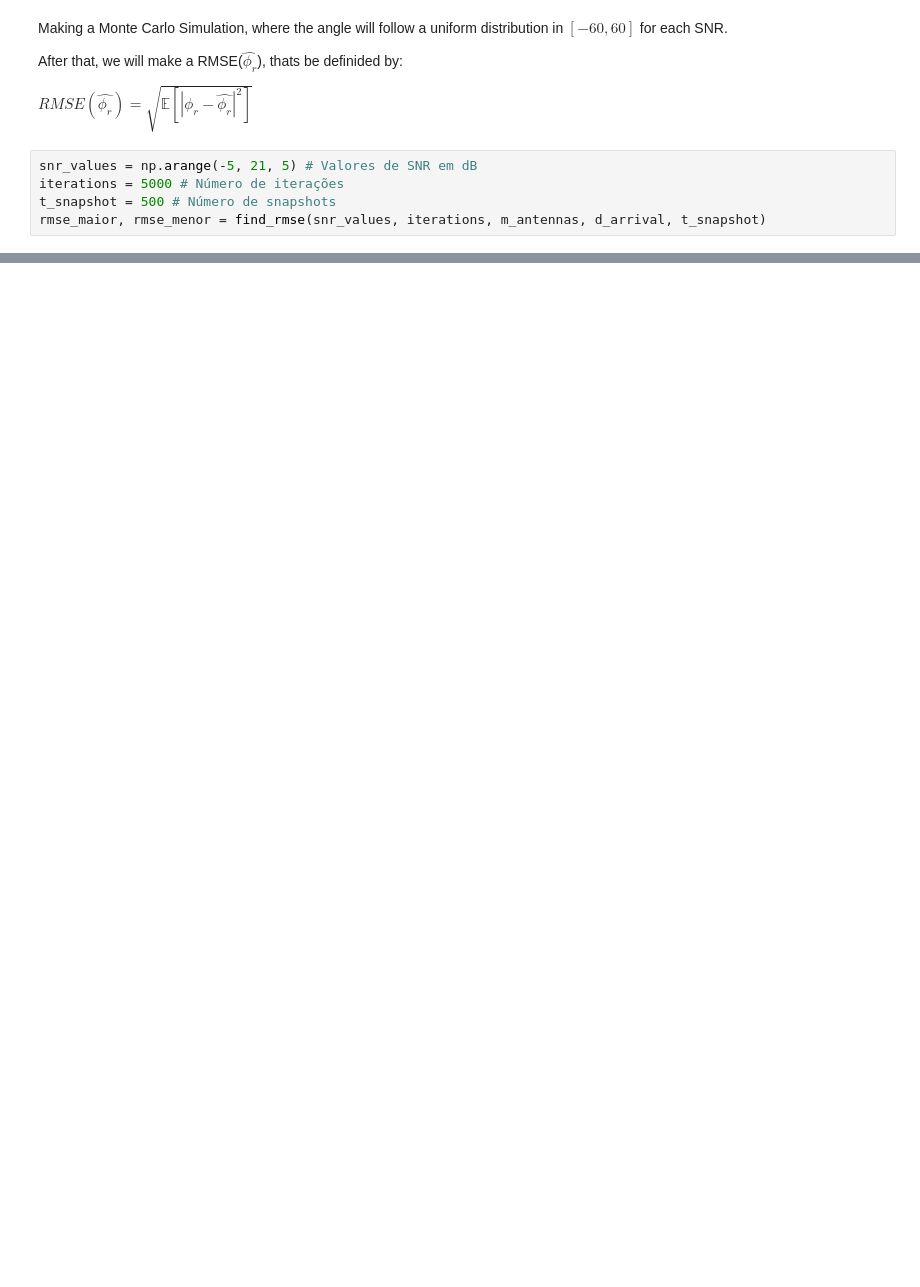
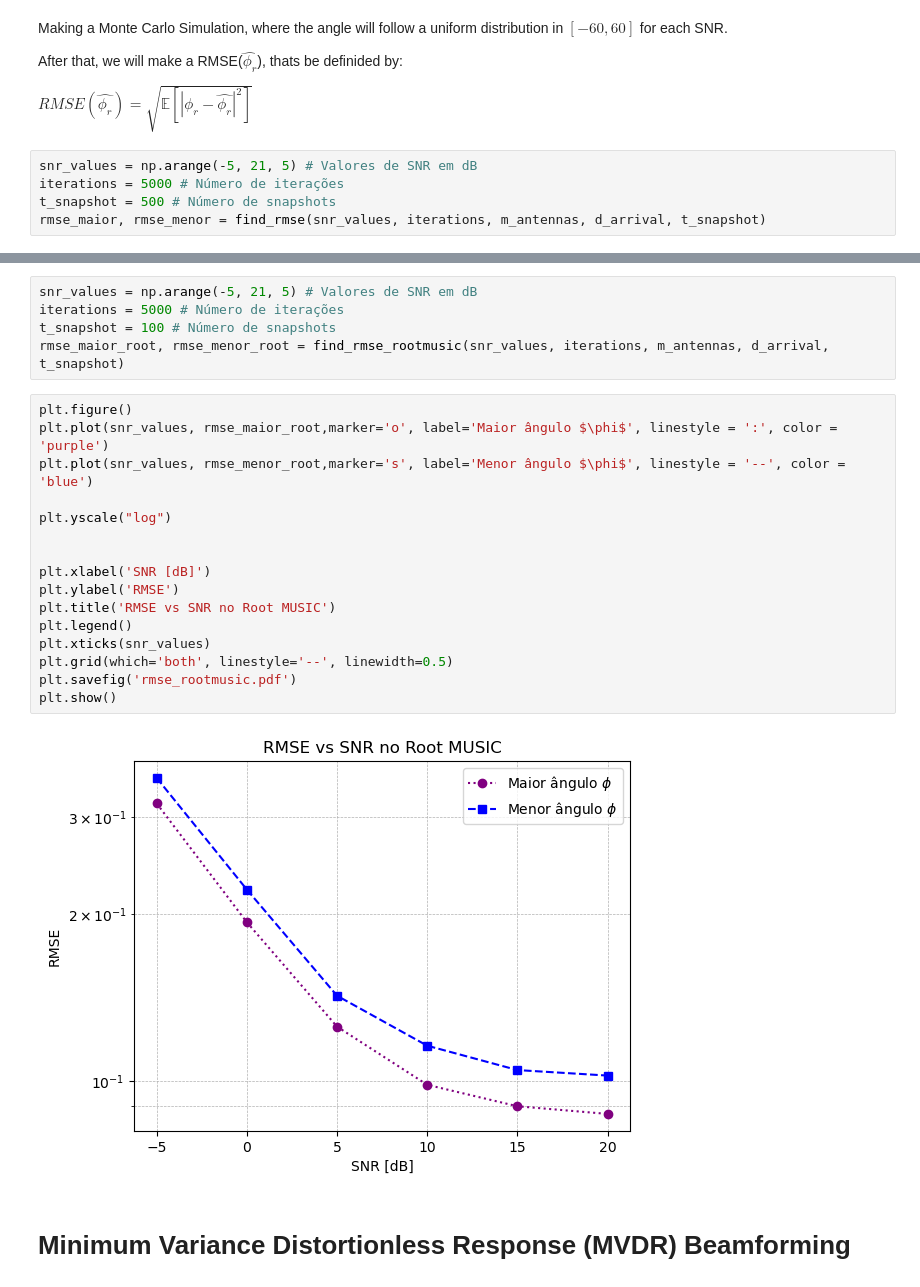
Before and after one commit to vitorfraga12/AICT-1, a Jupyter notebook: DoA Estimation.ipynb, the cells around one changed output, grey strips where cells are left out. Saved outputs shown, nothing was run; the diff lists cells and outputs as text; blank space fills up the shorter version.

```diff
--- a/DoA Estimation.ipynb
+++ b/DoA Estimation.ipynb
@@ -132,0 +170,25 @@ plt.show()
+# %%
+snr_values = np.arange(-5, 21, 5) # Valores de SNR em dB
+iterations = 5000 # Número de iterações
+t_snapshot = 100 # Número de snapshots
+rmse_maior_root, rmse_menor_root = find_rmse_rootmusic(snr_values, iterations, m_antennas, d_arrival, t_snapshot)
+# %%
+plt.figure()
+plt.plot(snr_values, rmse_maior_root,marker='o', label='Maior ângulo $\phi$', linestyle = ':', color = 'purple')
+plt.plot(snr_values, rmse_menor_root,marker='s', label='Menor ângulo $\phi$', linestyle = '--', color = 'blue')
+
+plt.yscale("log")
+
+
+plt.xlabel('SNR [dB]')
+plt.ylabel('RMSE')
+plt.title('RMSE vs SNR no Root MUSIC')
+plt.legend()
+plt.xticks(snr_values)
+plt.grid(which='both', linestyle='--', linewidth=0.5)
+plt.savefig('rmse_rootmusic.pdf')
+plt.show()
+# %% [output]
+[figure, added]
+# %% [markdown]
+# Minimum Variance Distortionless Response (MVDR) Beamforming
```
Also changed, not shown: parts of 8 cells of this notebook, 1 other file.
